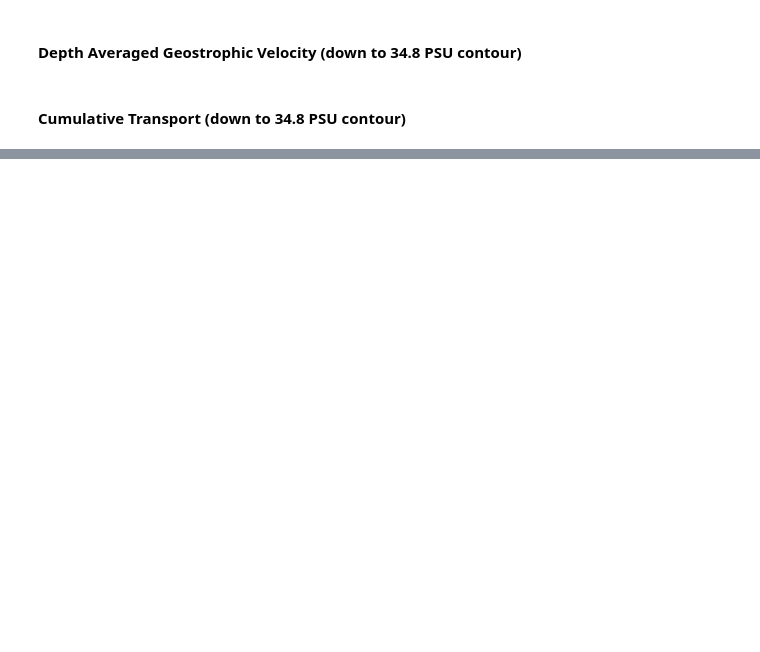
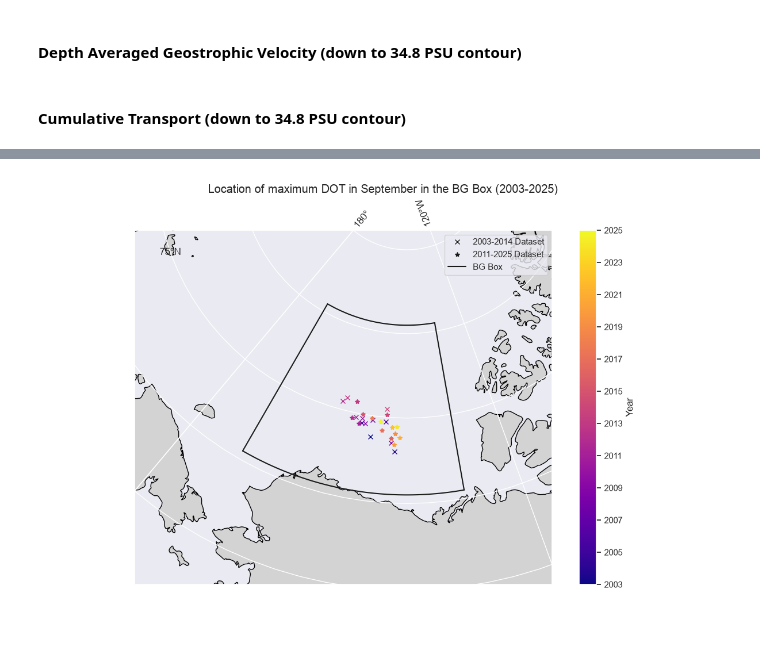
Before and after one commit to ben-sprague/3D-TEA-BAG, a Jupyter notebook: geo_vel.ipynb, the cells around one changed output, grey strips where cells are left out. Drawn from its saved outputs; the diff is of its cells as text; code cells hidden in the pictures; blank space fills up the shorter version.

Commit message:
Find location of the Bg through the max DOT

```diff
--- a/geo_vel.ipynb
+++ b/geo_vel.ipynb
@@ -199,7 +200,7 @@ $\vec{V_g} = \int_{z_0}^{z} \frac{\partial \vec{V_g}}{\partial z} \,dz + \vec{V}
 2. Calculate based on satelite derived surface geostrophic current
 # %%
 #Load in Satellite Data
-sat_data = DataServer("/Users/ben/Desktop/3D-TEA-BAG/data/CPOM_DOT.nc", "/Users/ben/Desktop/3D-TEA-BAG/data/Full_DOT_data_Arco_2025_09.nc")
+sat_data_server = DataServer("/Users/ben/Desktop/3D-TEA-BAG/data/CPOM_DOT.nc", "/Users/ben/Desktop/3D-TEA-BAG/data/Full_DOT_data_Arco_2025_09.nc")
 
 def integrate_agc(cruise_transect_dict):
     for key in cruise_transect_dict:
@@ -217,7 +218,7 @@ def integrate_agc(cruise_transect_dict):
 
 
         #Satellite Derived Geostrophic Current
-        abs_geo_vel = dsops.integrate_from_surface_current(transect, sat_data, 'new', 'ns')
+        abs_geo_vel = dsops.integrate_from_surface_current(transect, sat_data_server, 'new', 'ns')
         transect['agv_surf_current'] = abs_geo_vel
 
         cruise_transect_dict[key] = transect
@@ -566,7 +567,7 @@ for i, transect_dict in enumerate(data_sets_dicts):
             bounds = {'top': top_limits[i], 'bottom': bottom_limits[i], 'left': 0, 'right': right_limits[i]},
             color=colors[j],
             marker=None,
-            linewidth=0.5
+            linewidth=0.9,
             xlabel=False,
             ylabel=False,
             legend=False,
@@ -585,6 +586,6 @@ mega_figure.suptitle(f"Cumulative Transport based on Surface Geostrophic Current
 mega_figure.supxlabel("Distance Along Transect [km]")
 mega_figure.supylabel("Cumulative Transport (Sv)")
 file_name = f"year_by_year_{variable}.png"
+plt.show()
 
-
-plt.savefig(f"/Users/ben/Desktop/3D-TEA-BAG/plots/{file_name}")
+# plt.savefig(f"/Users/ben/Desktop/3D-TEA-BAG/plots/{file_name}")
@@ -596,0 +722,53 @@ array([0.279566, 0.067836, 0.391917, 1.      ])
+# %%
+#Plot location of max DOT
+extent = [-180, -120, 65, 85]
+
+dot_figure = plt.figure(figsize=(12,8))
+projection=ccrs.NorthPolarStereo(central_longitude=-140)
+ax = mapper.setup_map(figure=dot_figure,
+                      projection=projection,
+                      extent=extent)
+
+sns.set_theme()
+
+years = max_DOT_ds['time'].dt.year
+colors = plt.cm.plasma(np.linspace(0, 1, len(years)))
+
+
+for i, year in enumerate(years):
+    working_data = max_DOT_ds.where(max_DOT_ds['time'].dt.year == year)
+    #Plot old data
+    ax.plot(working_data.sel(era = 'old')['lon'], working_data.sel(era = 'old')['lat'], marker = 'x', color = colors[i], transform = ccrs.PlateCarree())
+
+    #Plot new data
+    ax.plot(working_data.sel(era = 'new')['lon'], working_data.sel(era = 'new')['lat'], marker = '*', color = colors[i], transform = ccrs.PlateCarree())
+
+sm = plt.cm.ScalarMappable(cmap='plasma', norm=plt.Normalize(years.min(), years.max()))
+sm.set_array([])
+cbar = dot_figure.colorbar(sm, ax=ax)
+cbar.set_label('Year')
+tick_years = years.values[::2]  # every other year
+cbar.set_ticks(tick_years)
+cbar.set_ticklabels([str(y) for y in tick_years])
+
+#Create dummy points for the legend
+ax.plot([],[],'kx', label = '2003-2014 Dataset')
+ax.plot([],[],'k*', label = '2011-2025 Dataset')
+
+#Plot the Beaufort Gyre Box
+top_bottom_lon= np.linspace(lon_min, lon_max, 100)
+top_lat = np.full_like(top_bottom_lon, lat_max)
+bottom_lat = np.full_like(top_bottom_lon, lat_min)
+ax.plot([lon_min, lon_min], [lat_min, lat_max], 'k-', transform = ccrs.PlateCarree(), label = 'BG Box')
+ax.plot([lon_max, lon_max], [lat_min, lat_max], 'k-', transform = ccrs.PlateCarree())
+ax.plot(top_bottom_lon, top_lat, 'k-', transform = ccrs.PlateCarree())
+ax.plot(top_bottom_lon, bottom_lat, 'k-', transform = ccrs.PlateCarree())
+
+ax.legend()
+
+dot_figure.suptitle("Location of maximum DOT in September in the BG Box (2003-2025)")
+
+
+plt.show()
+# %% [output]
+[figure, added]
```
Also changed, not shown: parts of 12 cells of this notebook.
